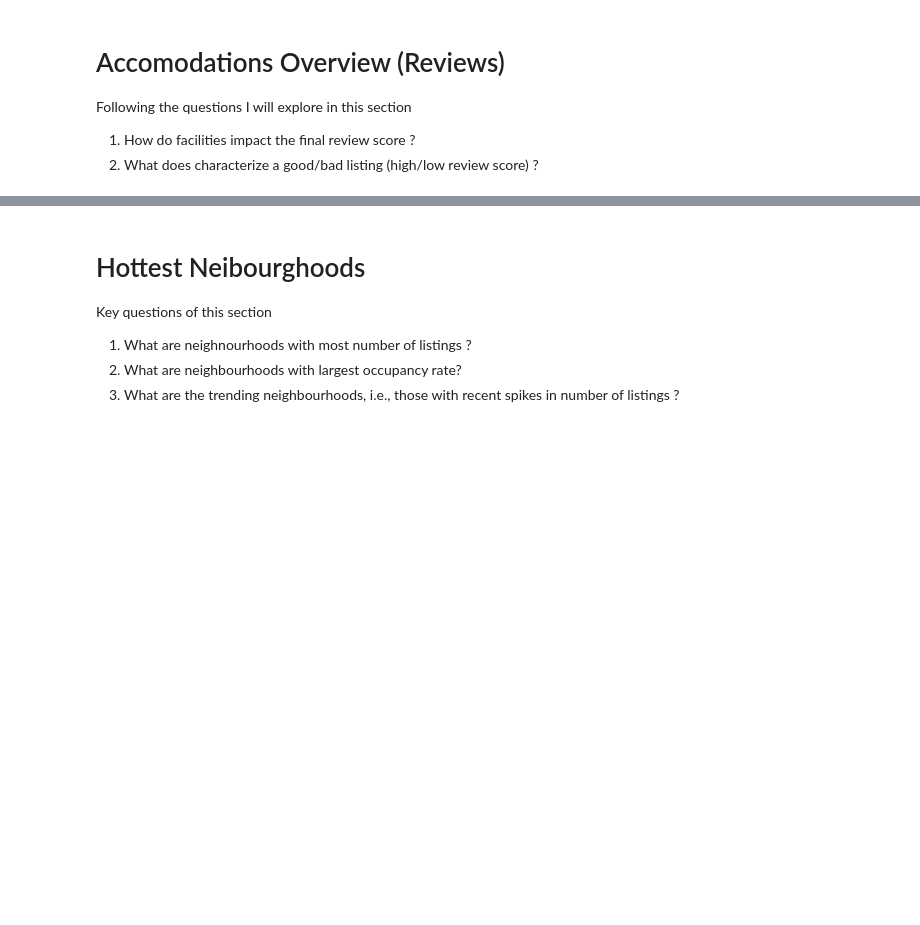
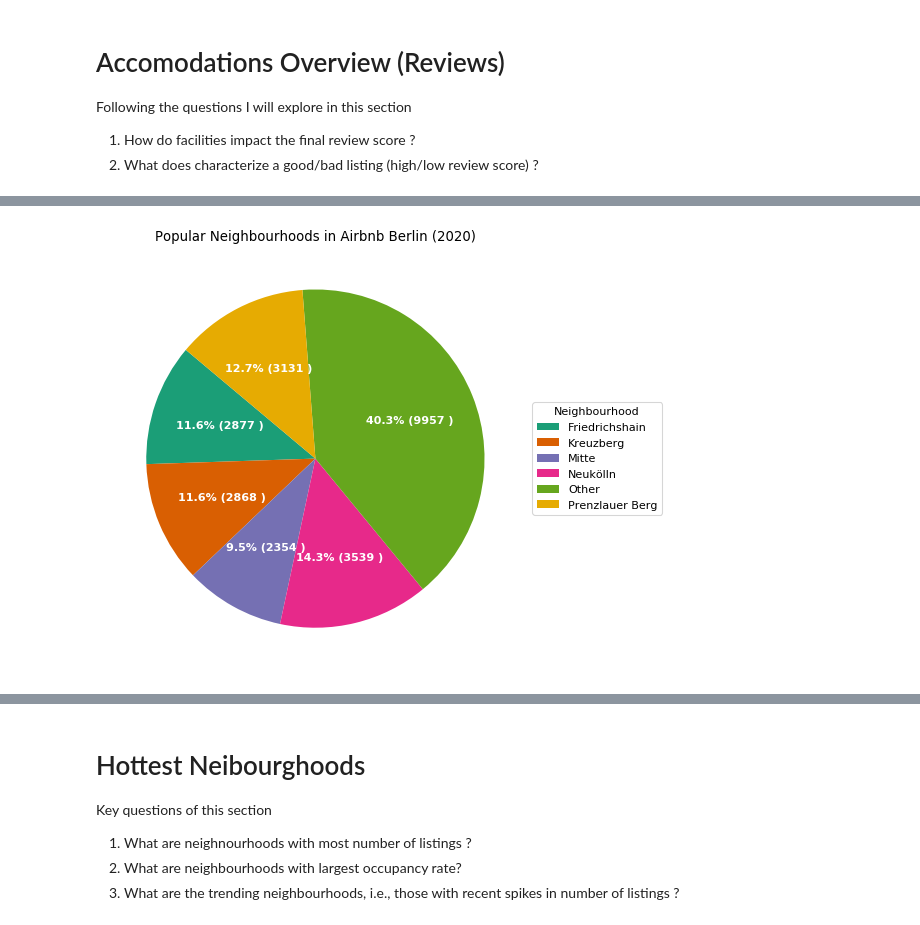
Before and after one commit to vitorarrais/data-science-notebooks, a Jupyter notebook: airbnb-berlin/airbnb-berlin.ipynb, the cells around one changed output, grey strips where cells are left out. Cells and saved outputs as stored; diff of their text form; code cells hidden in the pictures; blank space fills up the shorter version.

```diff
--- a/airbnb-berlin/airbnb-berlin.ipynb
+++ b/airbnb-berlin/airbnb-berlin.ipynb
@@ -232,0 +306,31 @@ means.set_index(reversed(dates)).plot.bar()
+# %%
+df = df_listings.copy(deep=True)
+df['neighbourhood'] = df['neighbourhood'].apply(lambda t: t if (t in popular_neigh) else 'Other' )
+
+df = df.groupby('neighbourhood').size().reset_index(name='counts')
+
+# draw plot
+fig, ax = plt.subplots(figsize=(12, 7), subplot_kw=dict(aspect="equal"), dpi= 80)
+
+data = df['counts']
+categories = df['neighbourhood']
+# explode = [0,0,0,0,0,0.1,0]
+
+def func(pct, allvals):
+    absolute = int(pct/100.*np.sum(allvals))
+    return "{:.1f}% ({:d} )".format(pct, absolute)
+
+wedges, texts, autotexts = ax.pie(data,
+                                  autopct=lambda pct: func(pct, data),
+                                  textprops=dict(color="w"),
+                                  colors=plt.cm.Dark2.colors,
+                                 startangle=140)
+                                 #explode=explode)
+
+# Decoration
+ax.legend(wedges, categories, title="Neighbourhood", loc="center left", bbox_to_anchor=(1, 0, 0.5, 1))
+plt.setp(autotexts, size=10, weight=700)
+ax.set_title("Popular Neighbourhoods in Airbnb Berlin (2020)")
+plt.show()
+# %% [output]
+[figure, added]
```
Also changed, not shown: parts of 42 cells of this notebook.
